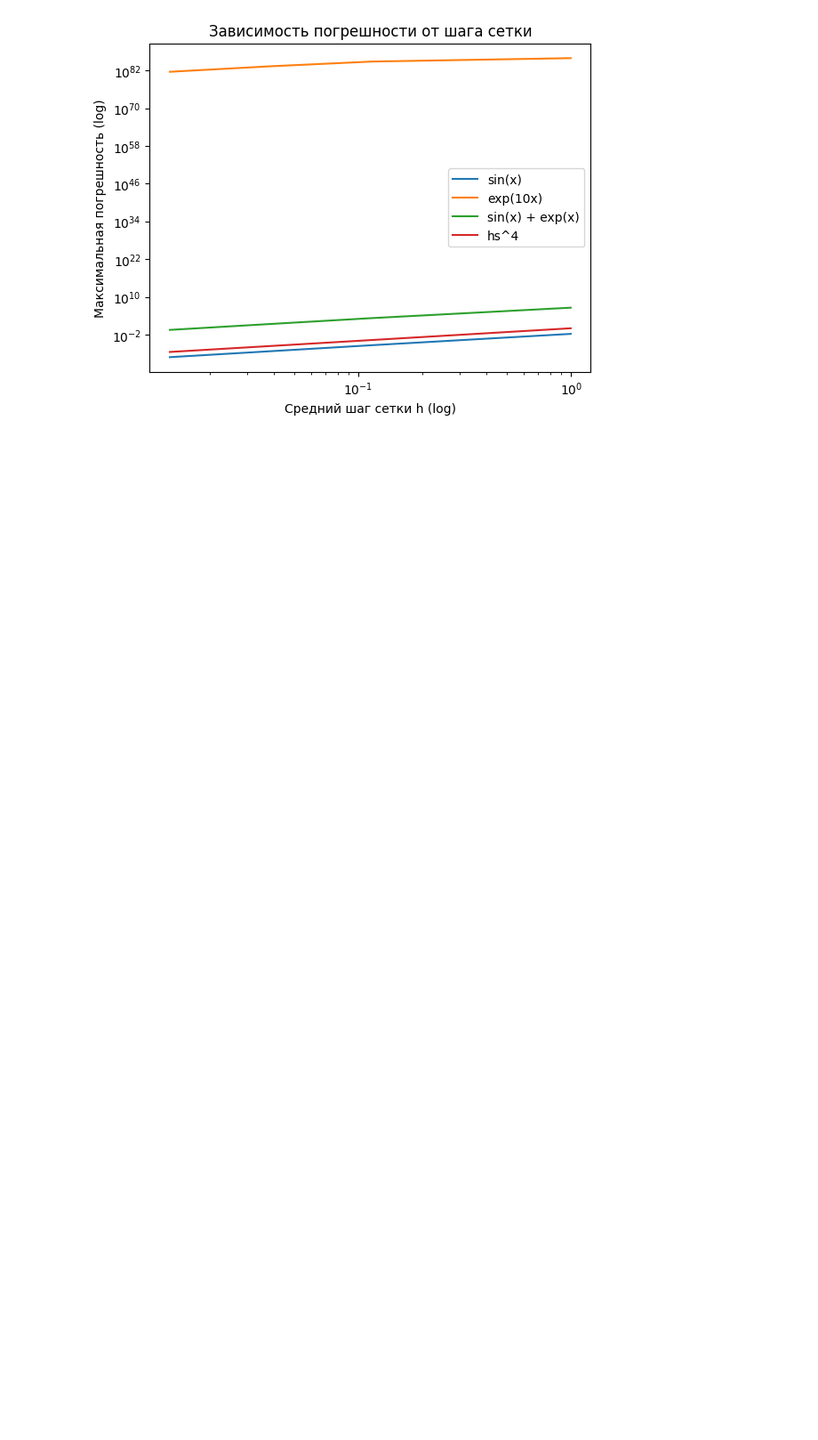
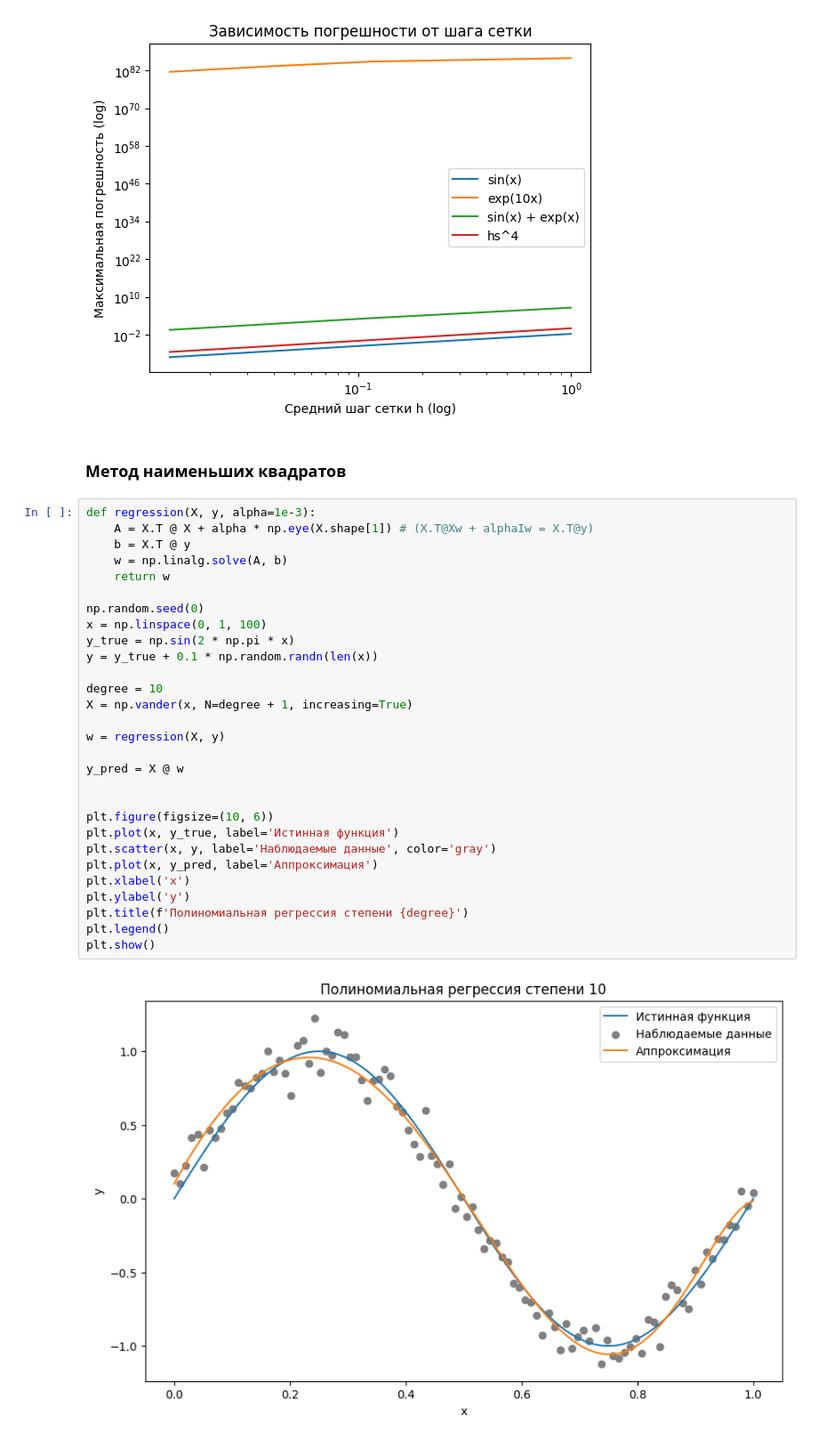
Before and after one commit to BKamol/NumericalMethods, a Jupyter notebook: AppliedMath.ipynb, the cells around one changed output. Shown: that part at 89% size. Saved outputs shown, nothing was run; the diff lists cells and outputs as text; blank space fills up the shorter version.

Commit message:
Finished regression and integration

```diff
--- a/AppliedMath.ipynb
+++ b/AppliedMath.ipynb
@@ -688,3 +688,36 @@ plt.legend()
 plt.show()
 # %% [output]
 [figure]
+# %% [markdown]
+### Метод наименьших квадратов
+# %%
+def regression(X, y, alpha=1e-3):
+    A = X.T @ X + alpha * np.eye(X.shape[1]) # (X.T@Xw + alphaIw = X.T@y)
+    b = X.T @ y
+    w = np.linalg.solve(A, b)
+    return w
+
+np.random.seed(0)
+x = np.linspace(0, 1, 100)
+y_true = np.sin(2 * np.pi * x)
+y = y_true + 0.1 * np.random.randn(len(x))
+
+degree = 10
+X = np.vander(x, N=degree + 1, increasing=True)
+
+w = regression(X, y)
+
+y_pred = X @ w
+
+
+plt.figure(figsize=(10, 6))
+plt.plot(x, y_true, label='Истинная функция')
+plt.scatter(x, y, label='Наблюдаемые данные', color='gray')
+plt.plot(x, y_pred, label='Аппроксимация')
+plt.xlabel('x')
+plt.ylabel('y')
+plt.title(f'Полиномиальная регрессия степени {degree}')
+plt.legend()
+plt.show()
+# %% [output]
+[figure, added]
```
Also changed, not shown: parts of 3 cells of this notebook.
